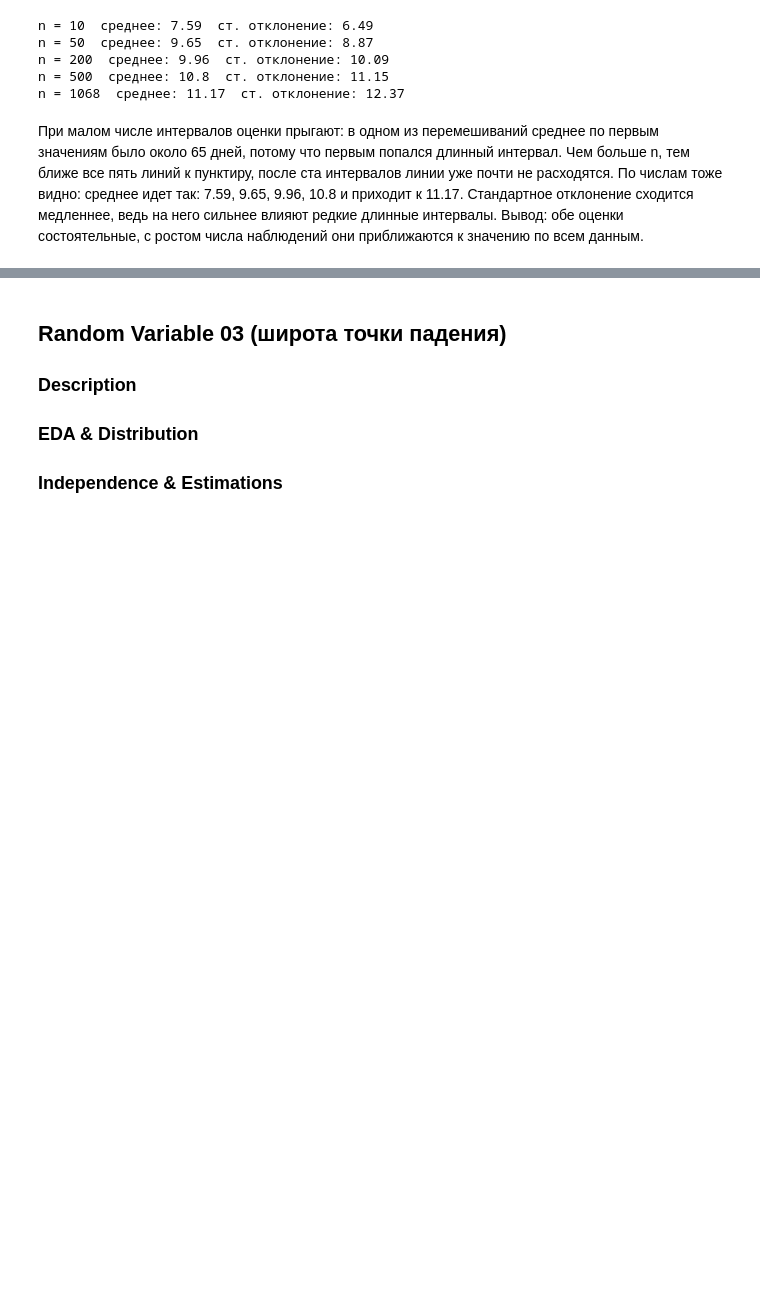
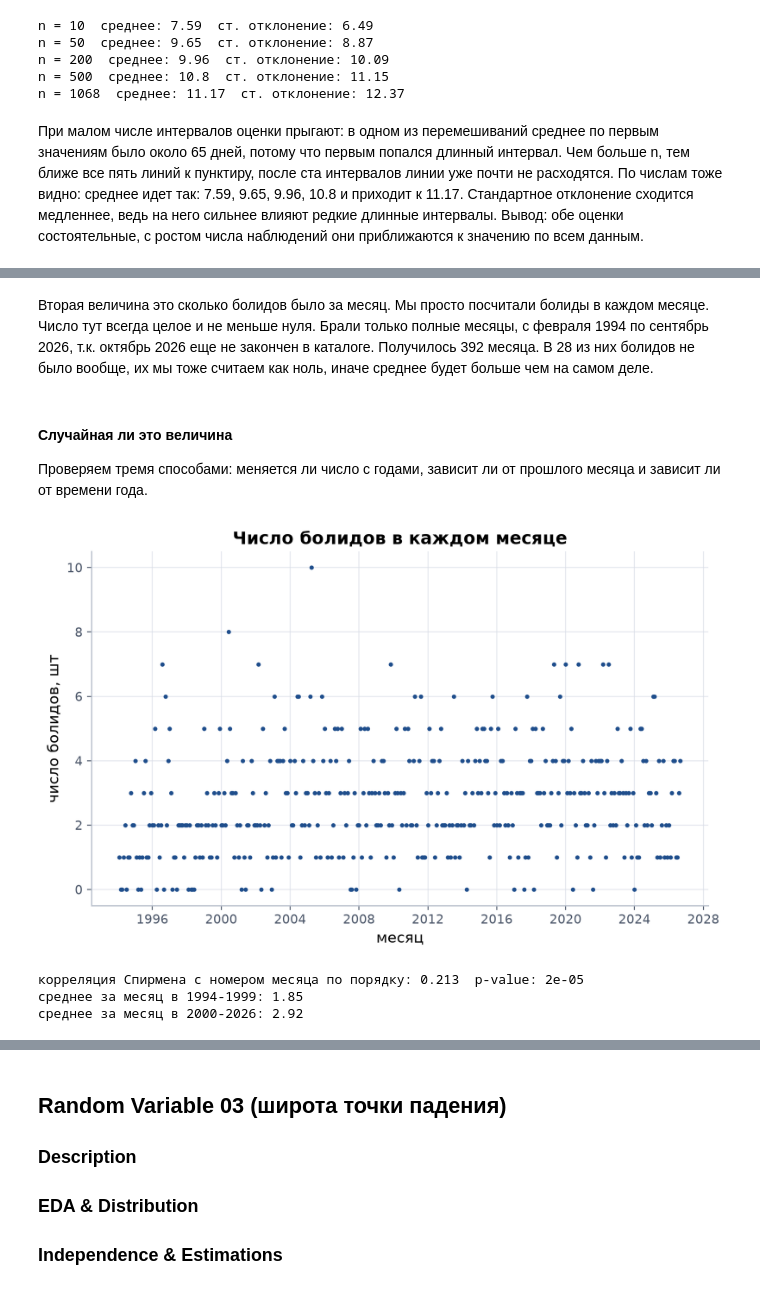
Before and after one commit to kotok9/app-stat-lab01, a Jupyter notebook: lab01_fireballs.ipynb, the cells around one changed output, grey strips where cells are left out. Drawn from its saved outputs; the diff is of its cells as text; code cells hidden in the pictures; blank space fills up the shorter version.

Commit message:
Число болидов за месяц

```diff
--- a/lab01_fireballs.ipynb
+++ b/lab01_fireballs.ipynb
@@ -602,0 +599,12 @@ n = 1068  среднее: 11.17  ст. отклонение: 12.37
+# %%
+# считаем сколько болидов было в каждом месяце
+# берем только полные месяцы: с февраля 1994 (первая запись 1 февраля 1994)
+# по сентябрь 2026 (последняя запись 4 октября 2026, октябрь неполный)
+all_months = pd.period_range("1994-02", "2026-09", freq="M")
+monthly = df["date"].dt.to_period("M").value_counts().reindex(all_months, fill_value=0).sort_index()
+
+print("месяцев:", len(monthly))
+print("болидов в них:", monthly.sum())
+print("месяцев без болидов:", (monthly == 0).sum())
+print("самое большое число за месяц:", monthly.max())
+monthly.head()
@@ -602,0 +622,25 @@ n = 1068  среднее: 11.17  ст. отклонение: 12.37
+# %% [markdown]
+Вторая величина это сколько болидов было за месяц. Мы просто посчитали болиды в каждом месяце. Число тут всегда целое и не меньше нуля. Брали только полные месяцы, с февраля 1994 по сентябрь 2026, т.к. октябрь 2026 еще не закончен в каталоге. Получилось 392 месяца. В 28 из них болидов не было вообще, их мы тоже считаем как ноль, иначе среднее будет больше чем на самом деле.
+# %% [markdown]
+#### Случайная ли это величина
+
+Проверяем тремя способами: меняется ли число с годами, зависит ли от прошлого месяца и зависит ли от времени года.
+# %%
+# 1. число болидов по месяцам во времени
+plt.plot(monthly.index.to_timestamp(), monthly.values, ".", color=C_DATA, markersize=5)
+plt.title("Число болидов в каждом месяце")
+plt.xlabel("месяц")
+plt.ylabel("число болидов, шт")
+plt.show()
+
+r, p = stats.spearmanr(np.arange(len(monthly)), monthly.values)
+print("корреляция Спирмена с номером месяца по порядку:", round(r, 3), " p-value:", round(p, 5))
+
+# среднее за месяц в начале каталога и потом
+print("среднее за месяц в 1994-1999:", round(monthly[:"1999-12"].mean(), 2))
+print("среднее за месяц в 2000-2026:", round(monthly["2000-01":].mean(), 2))
+# %% [output]
+[figure, added]
+корреляция Спирмена с номером месяца по порядку: 0.213  p-value: 2e-05
+среднее за месяц в 1994-1999: 1.85
+среднее за месяц в 2000-2026: 2.92
```
Also changed, not shown: parts of 27 cells of this notebook.
